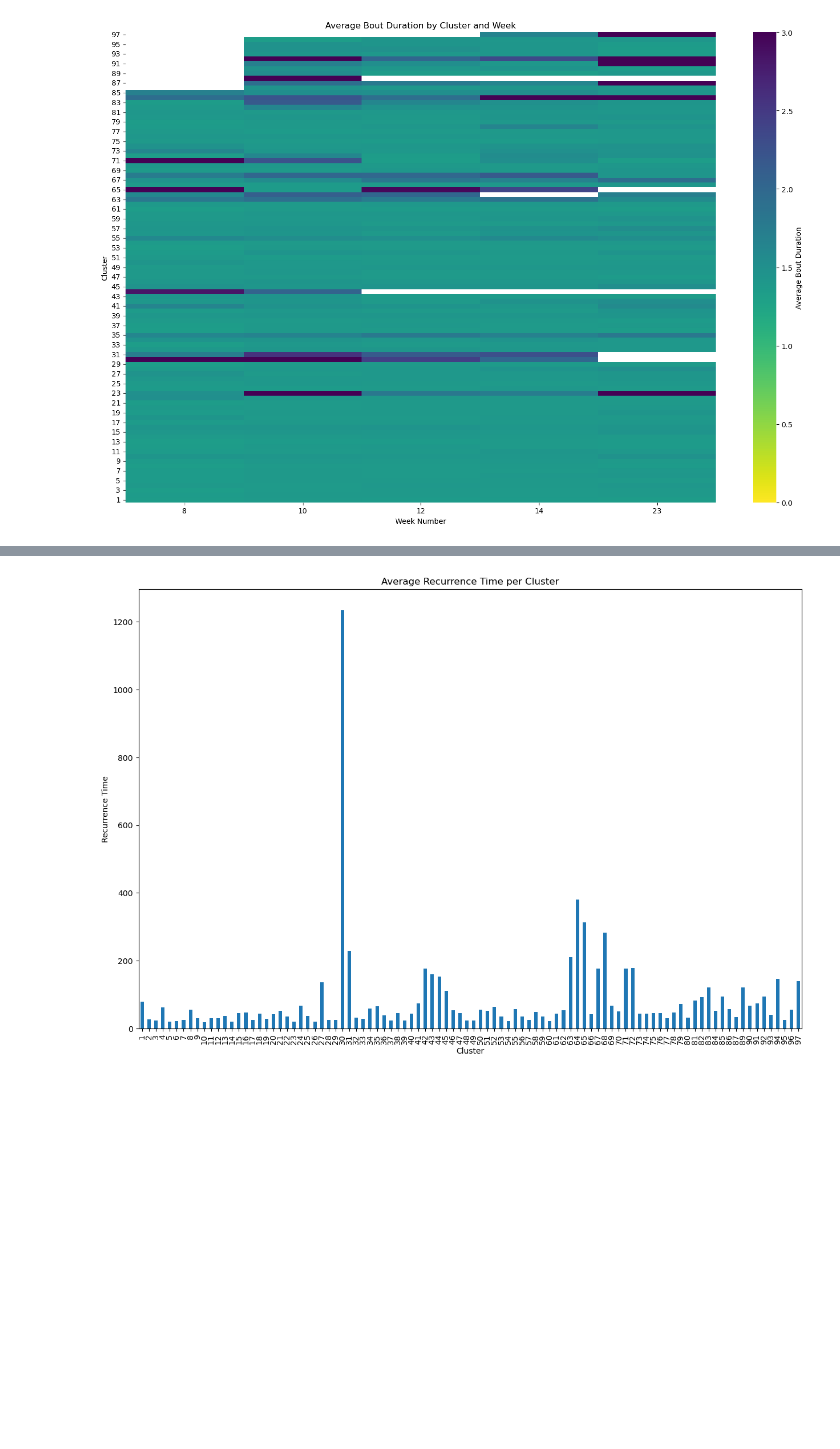
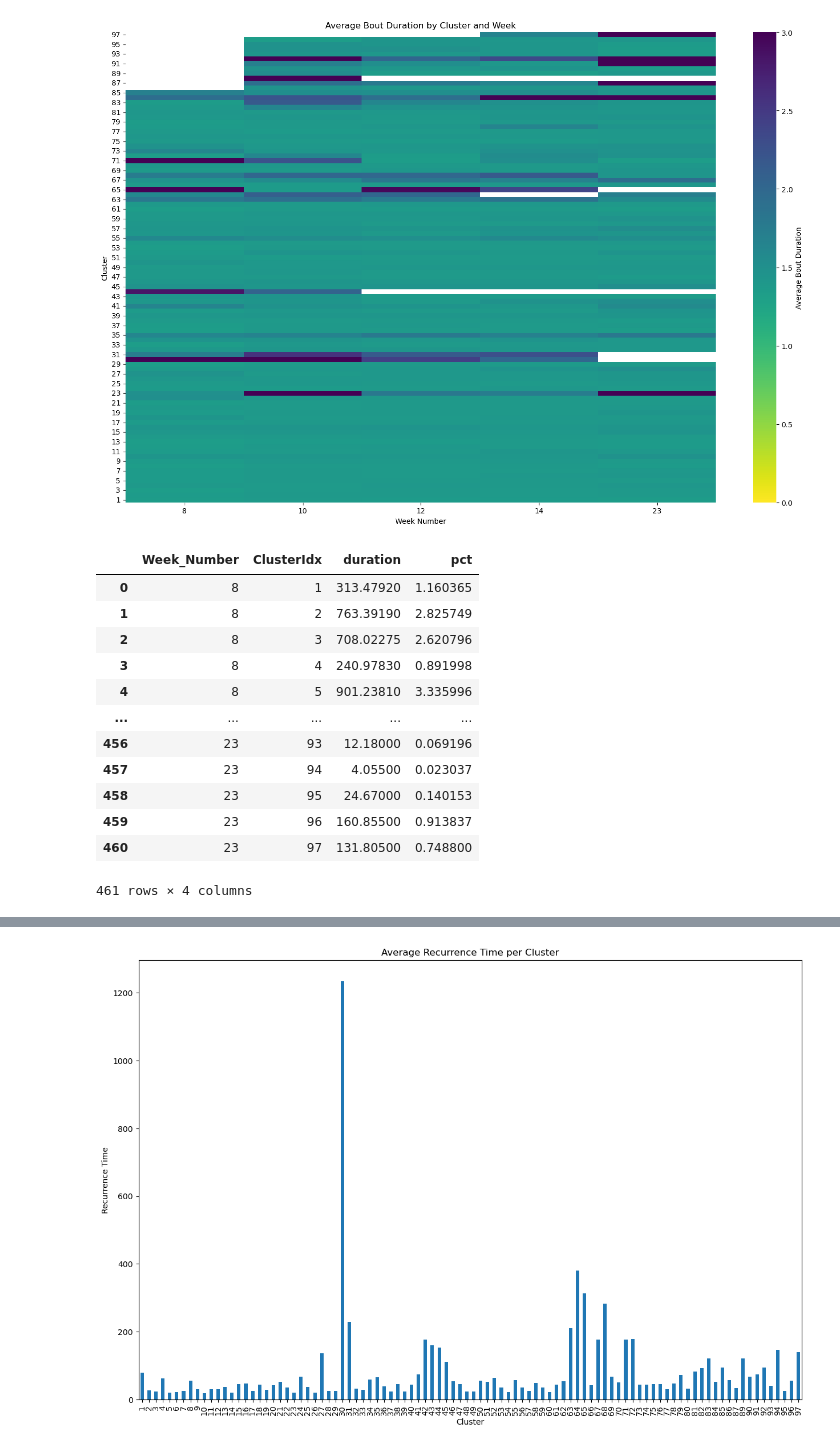
Before and after one commit to Ganglia-Guardian/AccelCluster-Visualizations, a Jupyter notebook: clusterLevelChar.ipynb, the cells around one changed output, grey strips where cells are left out. Saved outputs shown, nothing was run; the diff lists cells and outputs as text; code cells hidden in the pictures; blank space fills up the shorter version.

```diff
--- a/clusterLevelChar.ipynb
+++ b/clusterLevelChar.ipynb
@@ -178,3 +178,24 @@ plt.tight_layout()
 plt.show()
 # %% [output]
 [figure]
+# %%
+bout_duration_pct = bout_duration_df.groupby(['Week_Number', 'ClusterIdx'], as_index=False)['duration'].sum()
+
+bout_duration_pct['pct'] = bout_duration_pct.groupby('Week_Number')['duration'].transform(
+    lambda x: x / x.sum() * 100
+)
+bout_duration_pct
+# %% [output]
+|  | Week_Number | ClusterIdx | duration | pct |
+| 0 | 8 | 1 | 313.47920 | 1.160365 |
+| 1 | 8 | 2 | 763.39190 | 2.825749 |
+| 2 | 8 | 3 | 708.02275 | 2.620796 |
+| 3 | 8 | 4 | 240.97830 | 0.891998 |
+| 4 | 8 | 5 | 901.23810 | 3.335996 |
+| ... | ... | ... | ... | ... |
+| 456 | 23 | 93 | 12.18000 | 0.069196 |
+| 457 | 23 | 94 | 4.05500 | 0.023037 |
+| 458 | 23 | 95 | 24.67000 | 0.140153 |
+| 459 | 23 | 96 | 160.85500 | 0.913837 |
+| 460 | 23 | 97 | 131.80500 | 0.748800 |
+461 rows × 4 columns
```
Also changed, not shown: parts of 3 cells of this notebook.
